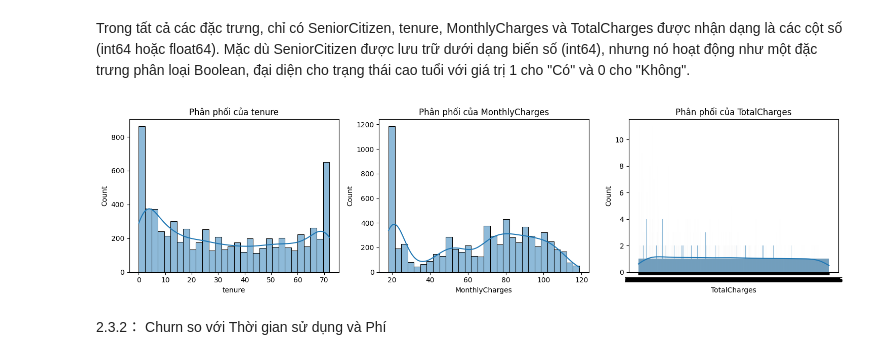
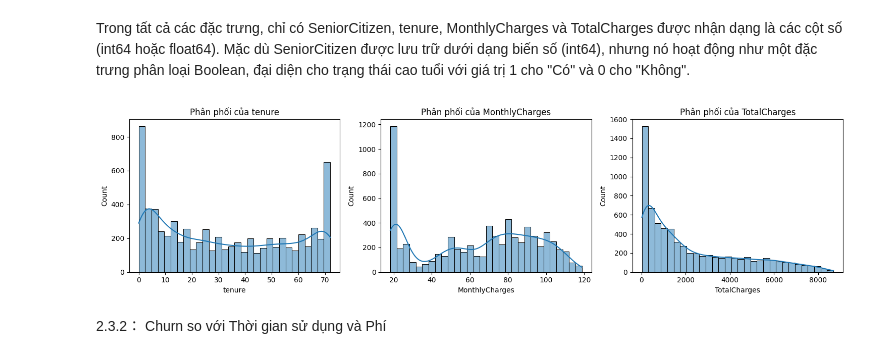
Before and after one commit to xuandieu09-mn/Customer-churn-classification, a Jupyter notebook: notebooks/crisp-dm-methodology-for-a-customer-churn.ipynb, the cells around one changed output. Saved outputs shown, nothing was run; the diff lists cells and outputs as text; code cells hidden in the pictures.

```diff
--- a/notebooks/crisp-dm-methodology-for-a-customer-churn.ipynb
+++ b/notebooks/crisp-dm-methodology-for-a-customer-churn.ipynb
@@ -80,20 +80,23 @@ Trong tất cả các đặc trưng, chỉ có SeniorCitizen, tenure, MonthlyCha
 # %%
 import matplotlib.pyplot as plt
 import seaborn as sns
+
+# Đảm bảo TotalCharges là kiểu số
+df['TotalCharges'] = pd.to_numeric(df['TotalCharges'], errors='coerce')
 
 # Chọn các cột số
 numeric_cols = ['tenure', 'MonthlyCharges', 'TotalCharges']
 
 # Vẽ biểu đồ phân phối
 plt.figure(figsize=(15, 4))
 for i, col in enumerate(numeric_cols):
     plt.subplot(1, 3, i + 1)
-    sns.histplot(df[col], kde=True, bins=30)
+    sns.histplot(df[col].dropna(), kde=True, bins=30)
     plt.title(f'Phân phối của {col}')
 plt.tight_layout()
 plt.show()
 # %% [output]
-[figure, old version]
+[figure, new version]
 # %% [markdown]
 2.3.2： Churn so với Thời gian sử dụng và Phí
 # %%
```
Also changed, not shown: parts of 4 cells of this notebook.
